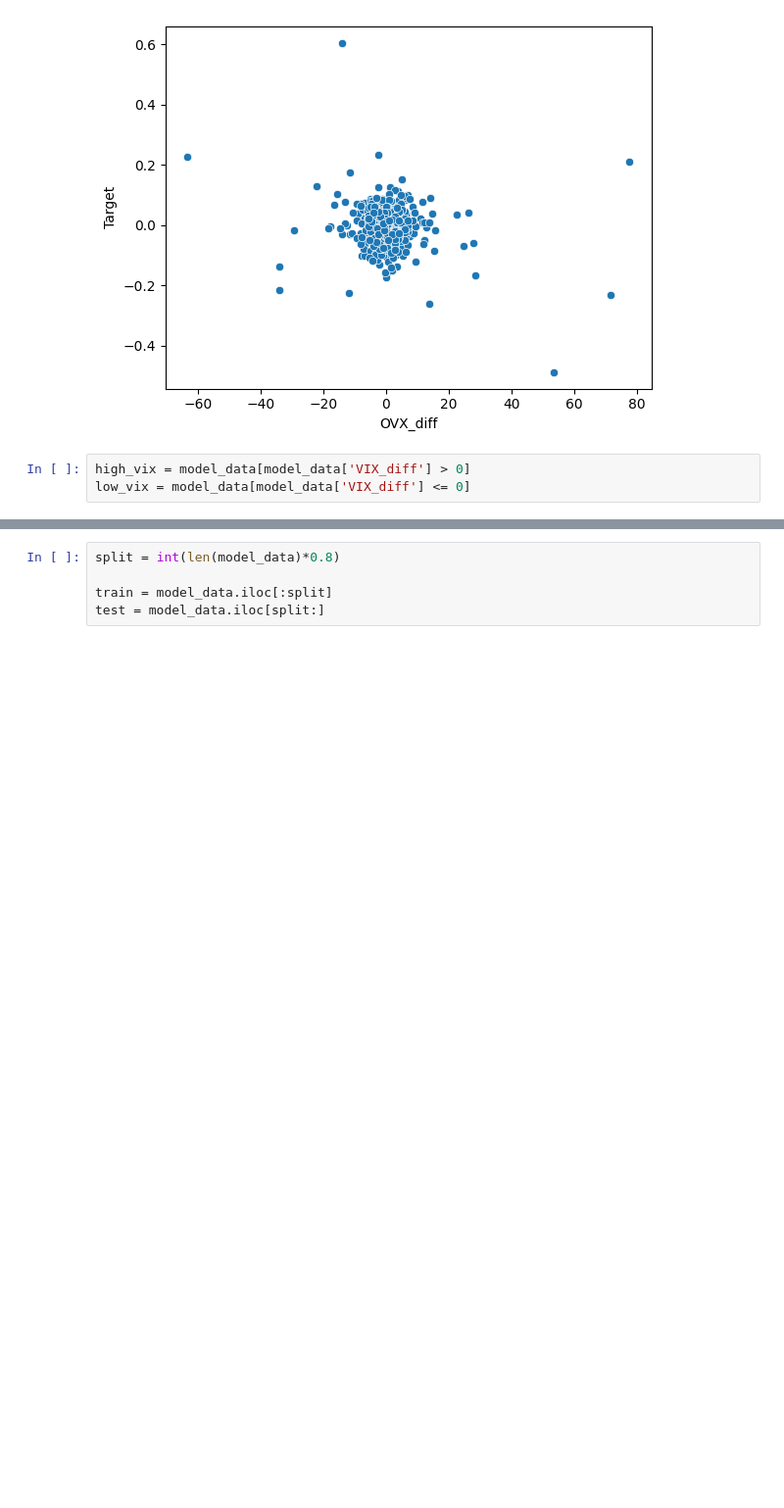
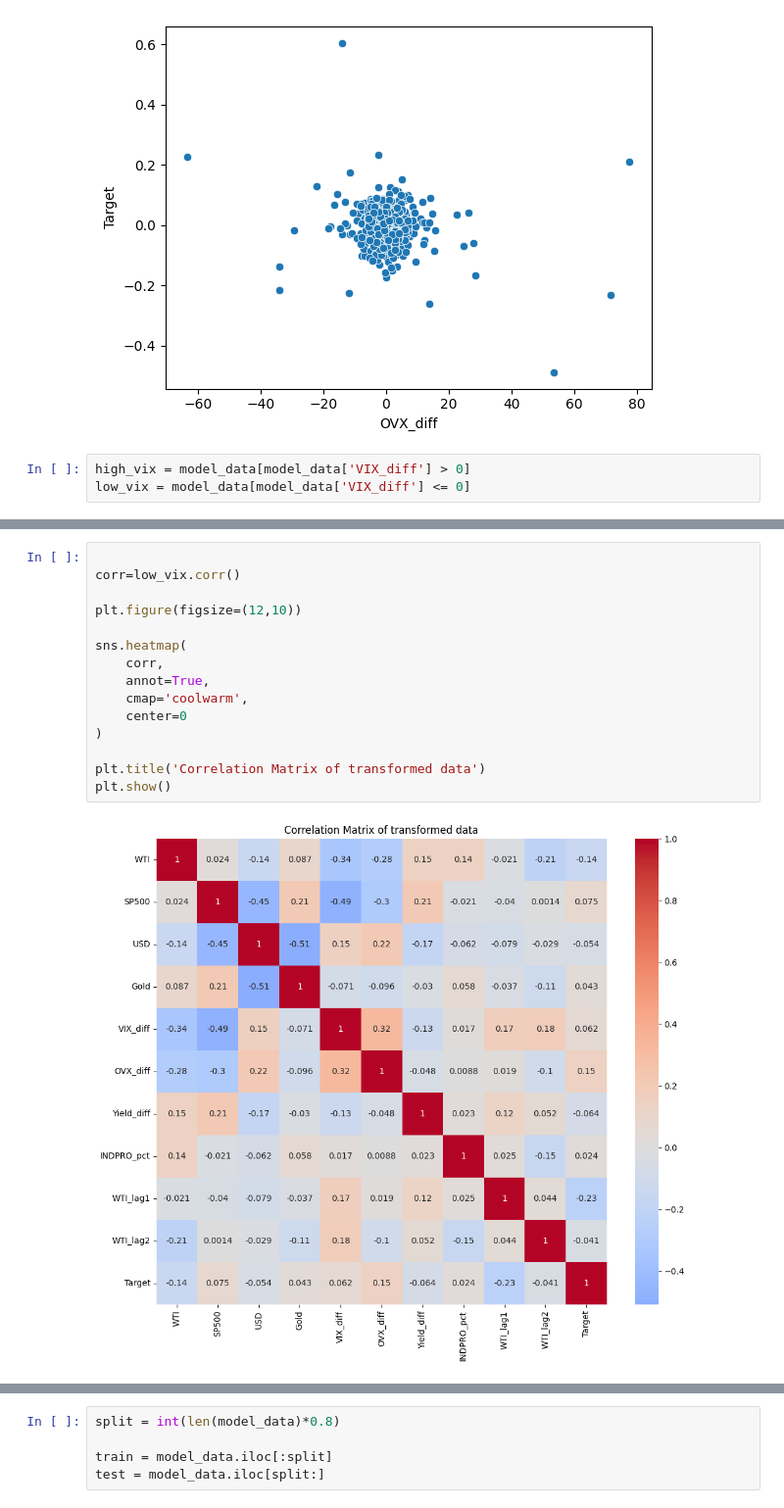
Before and after one commit to Carlson29/Crude-Oil-Prices-Model, a Jupyter notebook: code Files/oil_prediction.ipynb, the cells around one changed output, grey strips where cells are left out. Shown at 98% size. Cells and saved outputs as stored; diff of their text form; blank space fills up the shorter version.

Commit message:
Doing correlation for periods of high volatility and low volatility

```diff
--- a/code Files/oil_prediction.ipynb
+++ b/code Files/oil_prediction.ipynb
@@ -790,0 +782,17 @@ low_vix = model_data[model_data['VIX_diff'] <= 0]
+# %%
+
+corr=low_vix.corr()
+
+plt.figure(figsize=(12,10))
+
+sns.heatmap(
+    corr,
+    annot=True,
+    cmap='coolwarm',
+    center=0
+)
+
+plt.title('Correlation Matrix of transformed data')
+plt.show()
+# %% [output]
+[figure, added]
```
Also changed, not shown: parts of 21 cells of this notebook.
